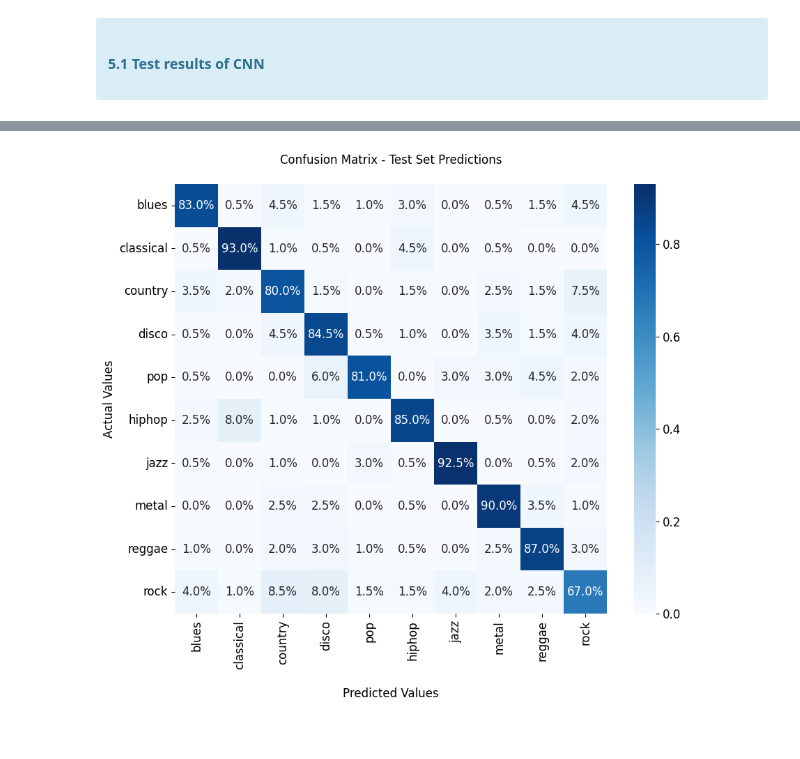
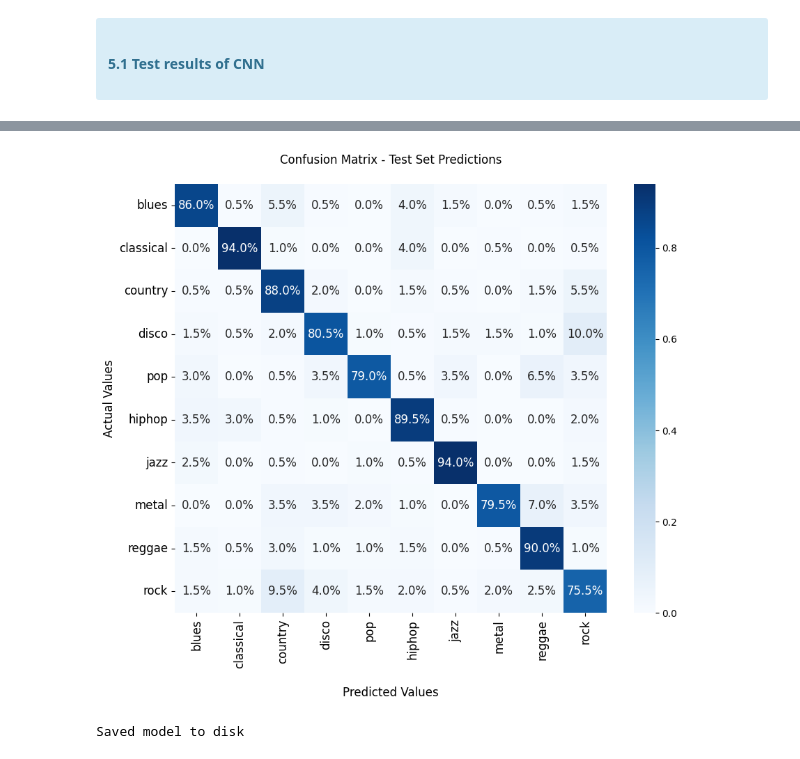
Before and after one commit to tuantinhte1234/Music-Genre-Recognition, a Jupyter notebook: Music Genre Recognition Notebook.ipynb, the cells around one changed output, grey strips where cells are left out. Drawn from its saved outputs; the diff is of its cells as text; code cells hidden in the pictures.

```diff
--- a/Music Genre Recognition Notebook.ipynb
+++ b/Music Genre Recognition Notebook.ipynb
@@ -512,18 +512,29 @@ Evaluating the model on test set, we get a test loss of 0.52 and accuracy of 0.8
 # %%
 #plot confusion matrix of predicted music genre for test set vs actual genre
+
+test_set.reset()
+Y_pred = classifier.predict(test_set, verbose=0)
+classes = test_set.classes[test_set.index_array]
+y_pred = np.argmax(Y_pred, axis=-1)
 
 plt.figure(figsize=(10, 8))
 
 ax = sns.heatmap(cm(test_set.classes[test_set.index_array],y_pred)/200, annot=True, cmap='Blues',fmt='.1%', annot_kws={"size": 12})
 
 ax.set_title('Confusion Matrix - Test Set Predictions\n', fontsize = 12)
 ax.set_xlabel('\nPredicted Values', fontsize = 12)
 ax.set_ylabel('Actual Values', fontsize = 12)
 ax.set_xticklabels(genres, rotation = 90, fontsize = 12)
 ax.set_yticklabels(genres, rotation = 0, fontsize = 12)
 
 
 plt.savefig('predictions_heatmap_model4.svg', format='svg', dpi=2000, bbox_inches="tight")
 plt.show()
 # %% [output]
-[figure, old version]
+[figure, new version]
+# %%
+#save model weigths and arhitecture to main folder
+classifier.save("music_genre_recog_model.h5")
+print("Saved model to disk")
+# %% [output]
+Saved model to disk
```
Also changed, not shown: parts of 6 cells of this notebook.
